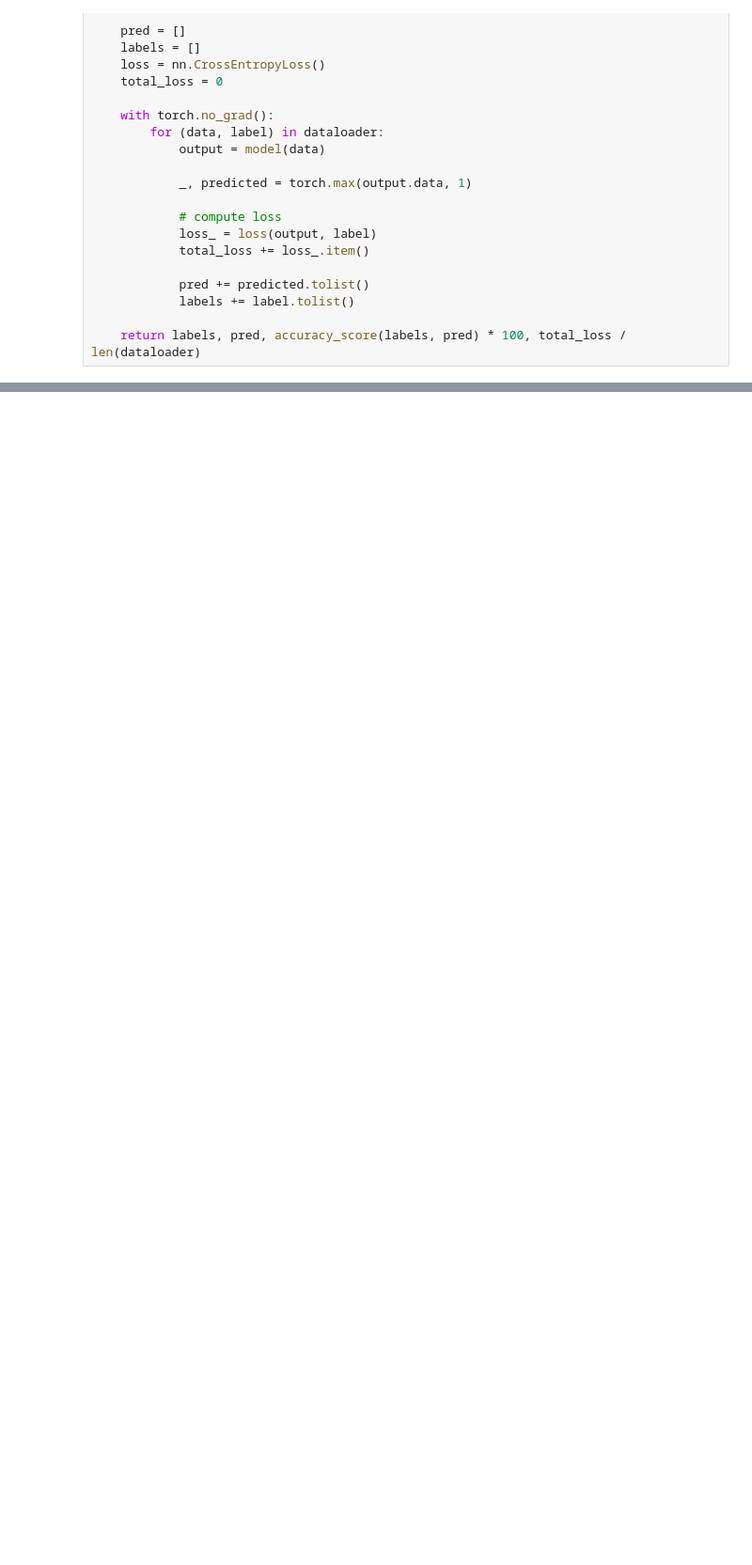
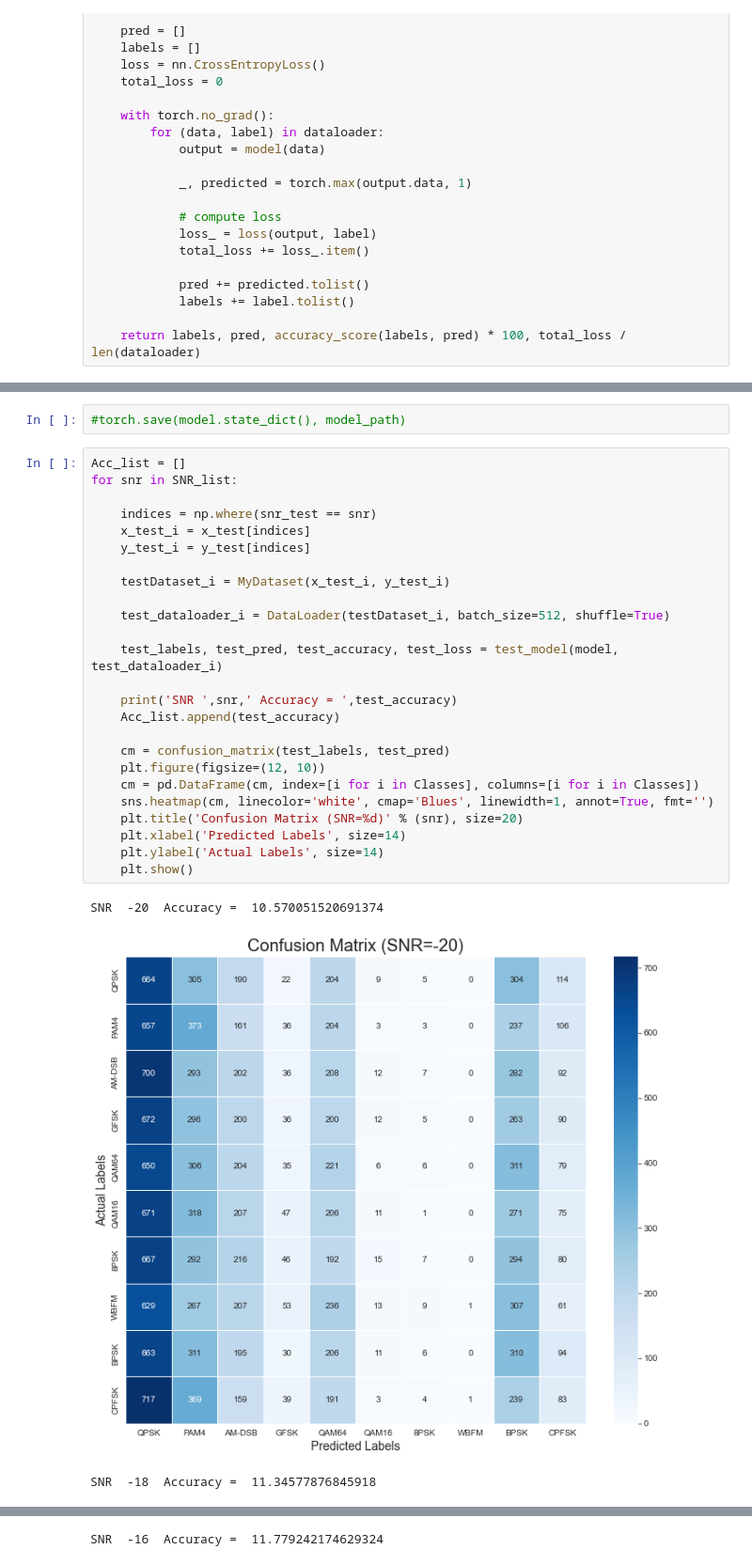
Before and after one commit to Oraby404/ModulationClassification_Pytorch, a Jupyter notebook: cnn.ipynb, the cells around one changed output, grey strips where cells are left out. Shown at 94% size. Saved outputs shown, nothing was run; the diff lists cells and outputs as text; blank space fills up the shorter version.

```diff
--- a/cnn.ipynb
+++ b/cnn.ipynb
@@ -304,0 +345,31 @@ plt.show()
+# %%
+#torch.save(model.state_dict(), model_path)
+# %%
+Acc_list = []
+for snr in SNR_list:
+
+    indices = np.where(snr_test == snr)
+    x_test_i = x_test[indices]
+    y_test_i = y_test[indices]
+
+    testDataset_i = MyDataset(x_test_i, y_test_i)
+
+    test_dataloader_i = DataLoader(testDataset_i, batch_size=512, shuffle=True)
+
+    test_labels, test_pred, test_accuracy, test_loss = test_model(model, test_dataloader_i)
+
+    print('SNR ',snr,' Accuracy = ',test_accuracy)
+    Acc_list.append(test_accuracy)
+
+    cm = confusion_matrix(test_labels, test_pred)
+    plt.figure(figsize=(12, 10))
+    cm = pd.DataFrame(cm, index=[i for i in Classes], columns=[i for i in Classes])
+    sns.heatmap(cm, linecolor='white', cmap='Blues', linewidth=1, annot=True, fmt='')
+    plt.title('Confusion Matrix (SNR=%d)' % (snr), size=20)
+    plt.xlabel('Predicted Labels', size=14)
+    plt.ylabel('Actual Labels', size=14)
+    plt.show()
+# %% [output]
+SNR  -20  Accuracy =  10.570051520691374
+[figure, added]
+SNR  -18  Accuracy =  11.34577876845918
@@ -304,0 +377 @@ plt.show()
+SNR  -16  Accuracy =  11.779242174629324
```
Also changed, not shown: parts of 16 cells of this notebook.
